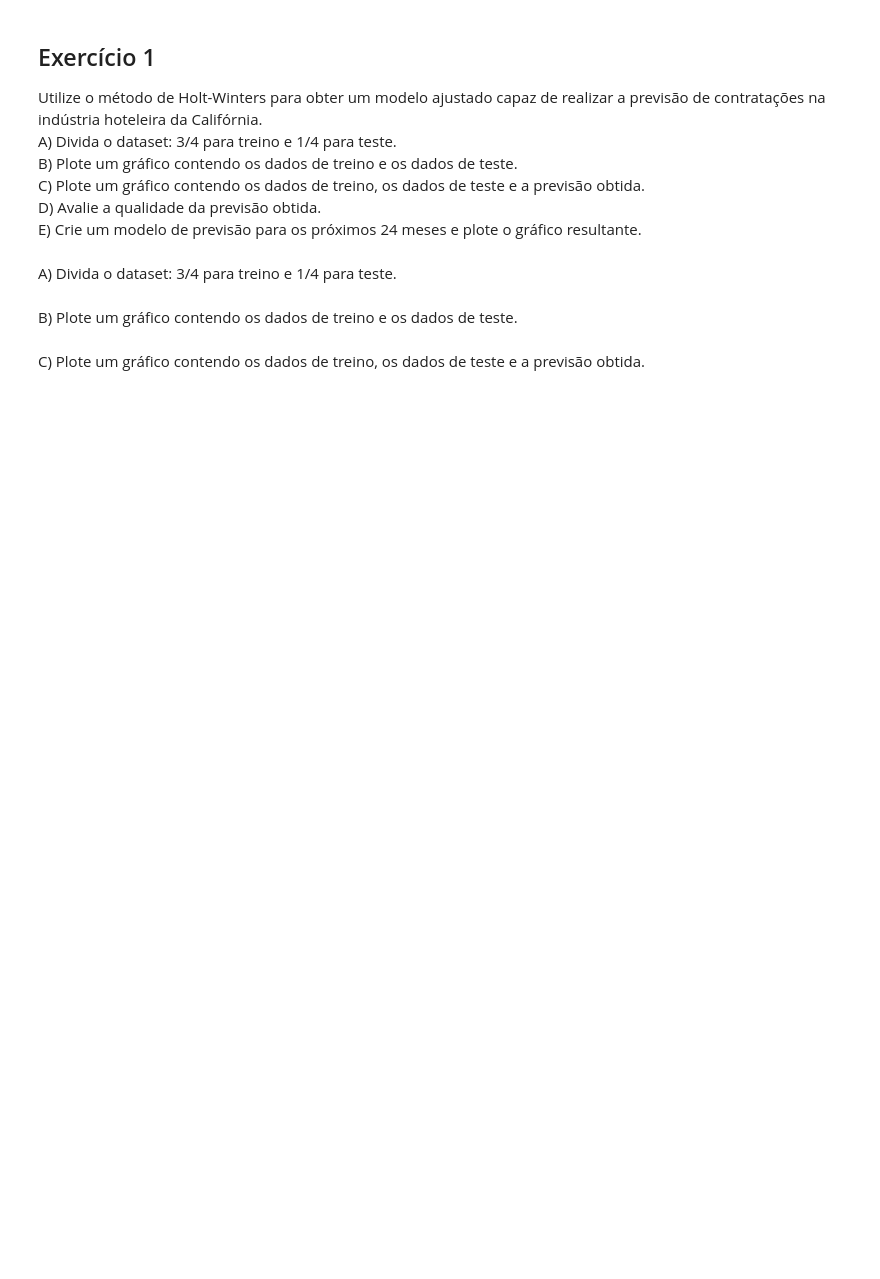
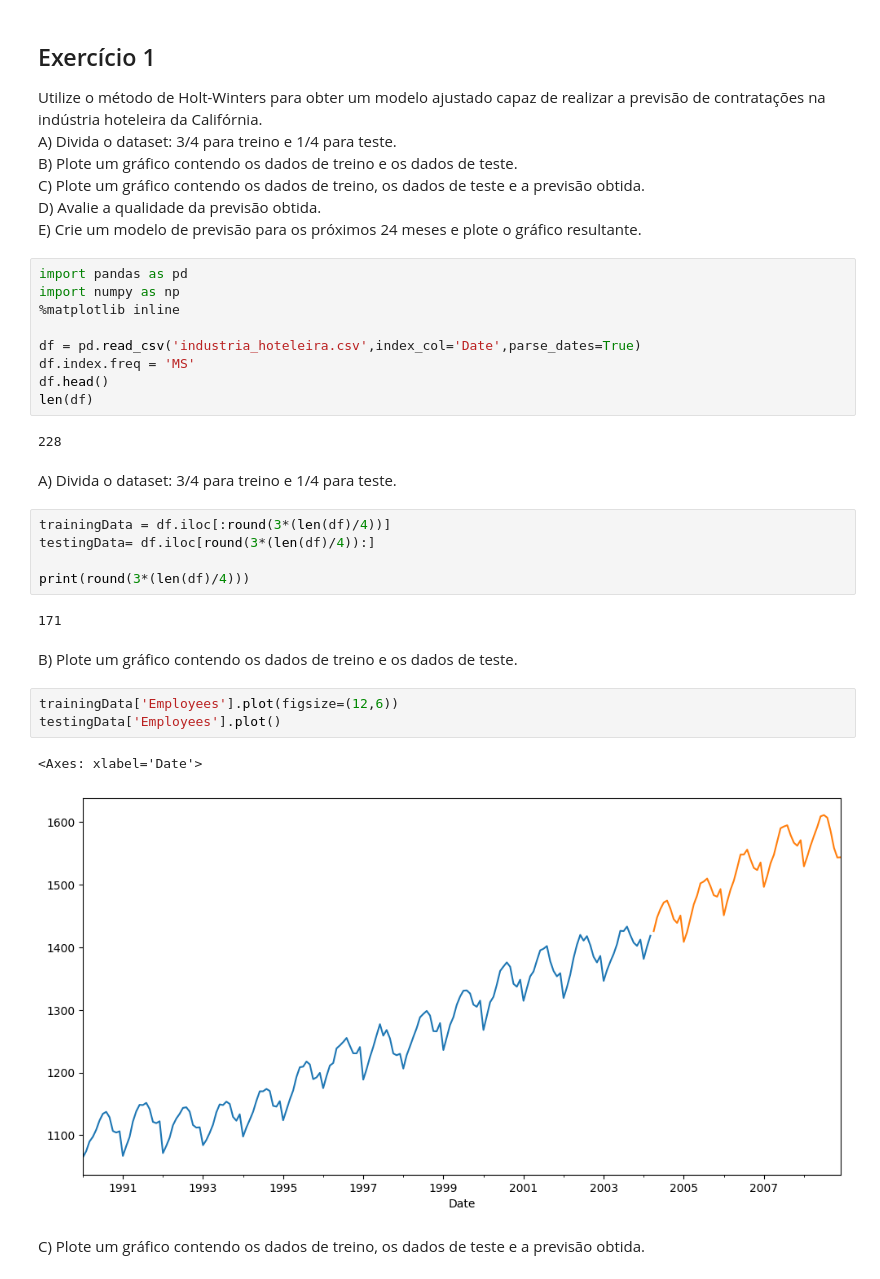
Before and after one commit to Kruzefiori/XPAD09_unifei_2025.1, a Jupyter notebook: Aula09.ipynb, the cells around one changed output. Drawn from its saved outputs; the diff is of its cells as text; blank space fills up the shorter version.

```diff
--- a/Aula09.ipynb
+++ b/Aula09.ipynb
@@ -49,9 +73,33 @@ B) Plote um gráfico contendo os dados de treino e os dados de teste. \
 C) Plote um gráfico contendo os dados de treino, os dados de teste e a previsão obtida. \
 D) Avalie a qualidade da previsão obtida. \
 E) Crie um modelo de previsão para os próximos 24 meses e plote o gráfico resultante.
+# %%
+import pandas as pd
+import numpy as np
+%matplotlib inline
+
+df = pd.read_csv('industria_hoteleira.csv',index_col='Date',parse_dates=True)
+df.index.freq = 'MS'
+df.head()
+len(df)
+# %% [output]
+228
 # %% [markdown]
 A) Divida o dataset: 3/4 para treino e 1/4 para teste.
+# %%
+trainingData = df.iloc[:round(3*(len(df)/4))]
+testingData= df.iloc[round(3*(len(df)/4)):]
+
+print(round(3*(len(df)/4)))
+# %% [output]
+171
 # %% [markdown]
 B) Plote um gráfico contendo os dados de treino e os dados de teste.
+# %%
+trainingData['Employees'].plot(figsize=(12,6))
+testingData['Employees'].plot()
+# %% [output]
+<Axes: xlabel='Date'>
+[figure, added]
 # %% [markdown]
 C) Plote um gráfico contendo os dados de treino, os dados de teste e a previsão obtida.
```
Also changed, not shown: parts of 17 cells of this notebook, 20 other files.
